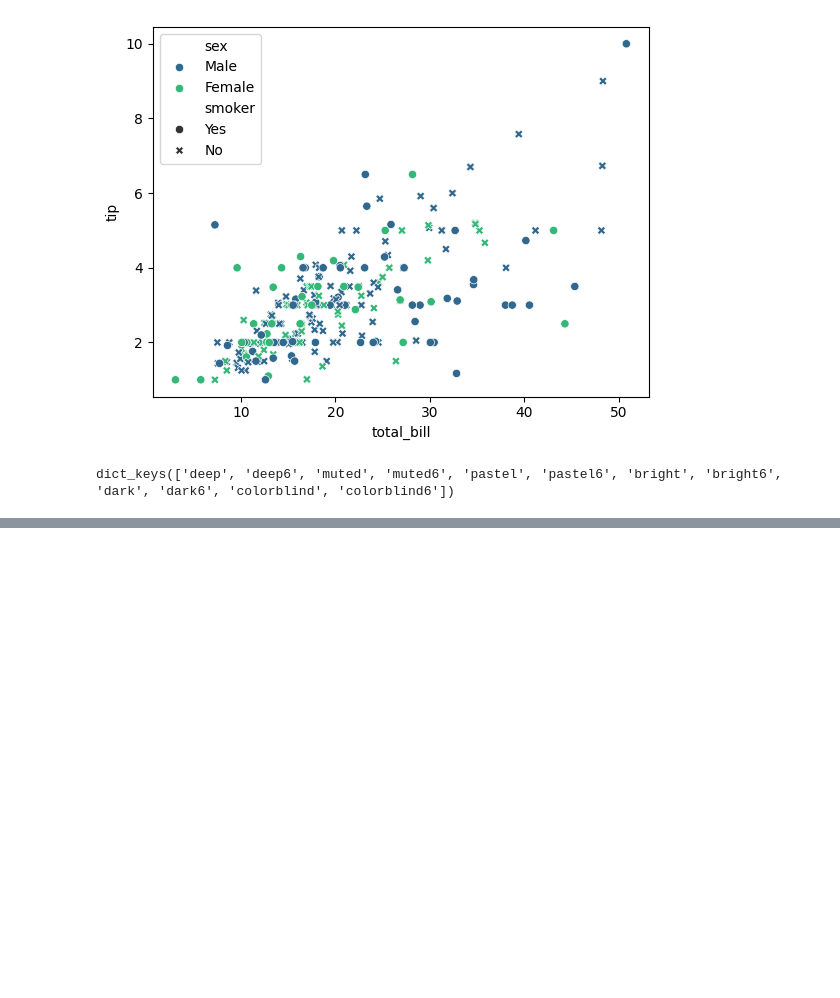
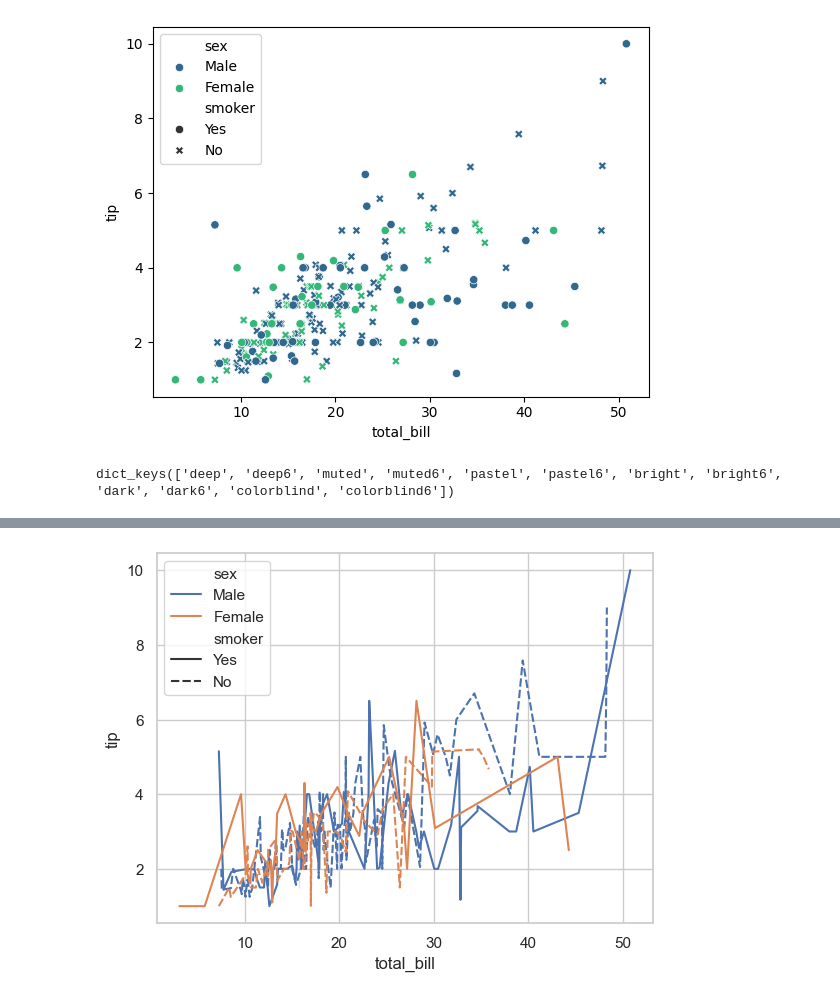
Before and after one commit to Vishalkumar800/Machine-learning-Udemy, a Jupyter notebook: seabornlearning.ipynb, the cells around one changed output, grey strips where cells are left out. Cells and saved outputs as stored; diff of their text form; code cells hidden in the pictures; blank space fills up the shorter version.

```diff
--- a/seabornlearning.ipynb
+++ b/seabornlearning.ipynb
@@ -100,0 +117,5 @@ dict_keys(['deep', 'deep6', 'muted', 'muted6', 'pastel', 'pastel6', 'bright', 'b
+# %%
+import seaborn as sns
+
+tips = sns.load_dataset("tips")
+tips
@@ -100,0 +136,7 @@ dict_keys(['deep', 'deep6', 'muted', 'muted6', 'pastel', 'pastel6', 'bright', 'b
+# %%
+sns.lineplot(x = "total_bill" , y = "tip" , data = tips  , hue="sex" , style="smoker" )
+sns.set_theme(
+   style= "whitegrid"
+)
+# %% [output]
+[figure, added]
```
Also changed, not shown: parts of 18 cells of this notebook, 3 other files.
